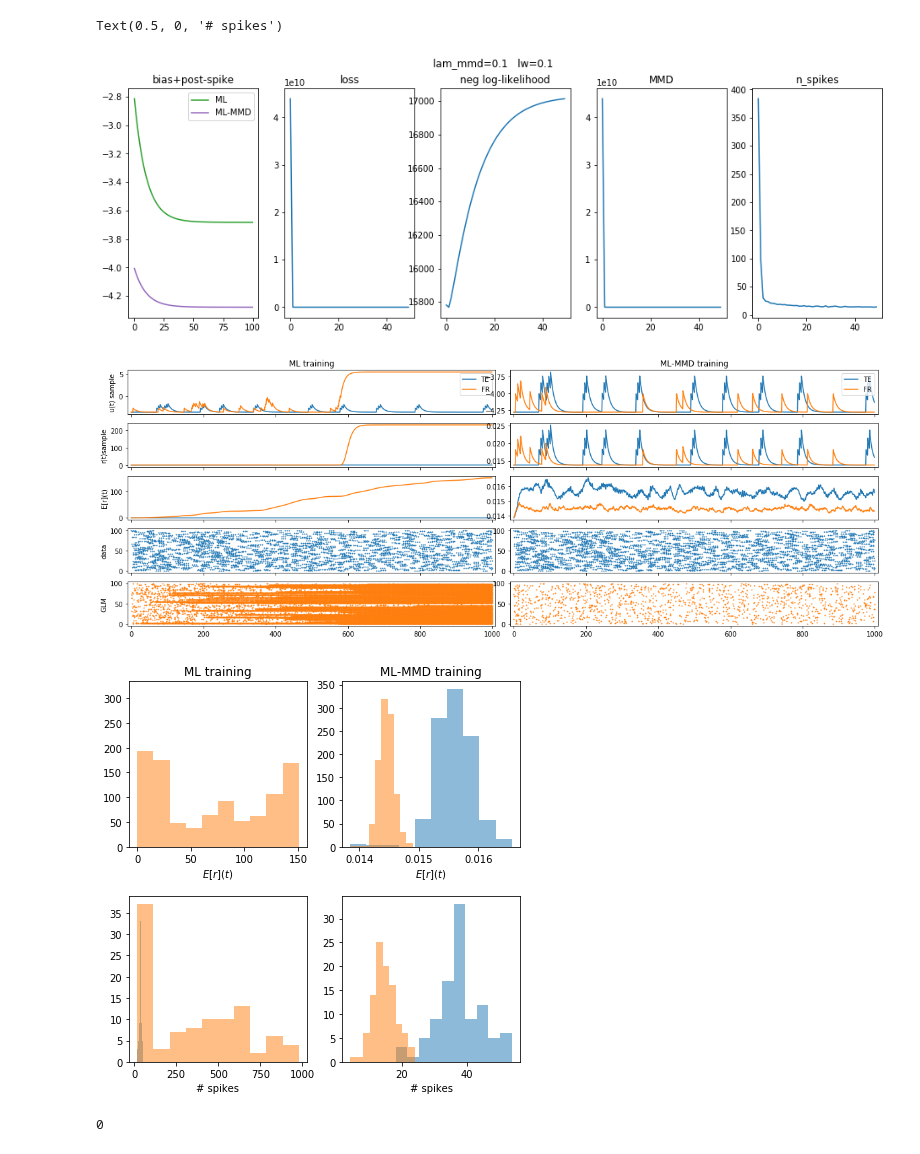
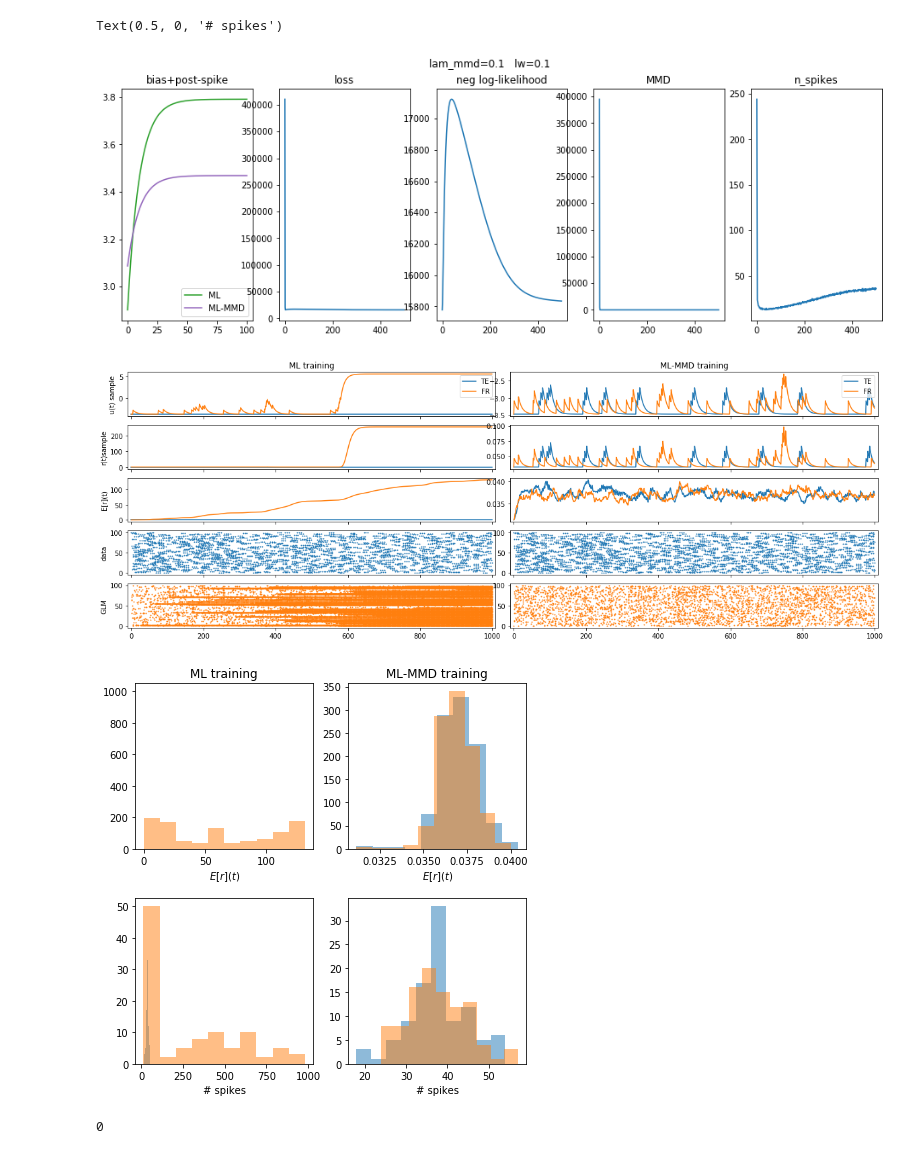
Before and after one commit to diegoarri91/mmd-glm, a Jupyter notebook: examples/mmdglm.ipynb, the cells around one changed output. Cells and saved outputs as stored; diff of their text form; code cells hidden in the pictures.

Commit message:
can pass arbitrary distances (inner products)

```diff
--- a/examples/mmdglm.ipynb
+++ b/examples/mmdglm.ipynb
@@ -48,9 +48,37 @@ r = torch.from_numpy(np.concatenate((r_te, r_fr), axis=1)).double()
 # x = u.T[:, None, :].clone()
 
 ms = 1
+# %%
+def distance(r, mask_spikes, y):
+    r_te, r_fr = r[:, y == 1], r[:, y == 0]
+    n_batch_te, n_batch_fr = r_te.shape[1], r_fr.shape[1]
+    r_sum_te, r_sum_fr = torch.sum(r_te, 1), torch.sum(r_fr, 1)
+
+    norm2_te = (torch.sum(r_sum_te**2) - torch.sum(r_te**2)) / (n_batch_te * (n_batch_te - 1))
+    norm2_fr = (torch.sum(r_sum_fr**2) - torch.sum(r_fr**2)) / (n_batch_fr * (n_batch_fr - 1))
+    mean_dot = torch.sum(r_sum_te * r_sum_fr, 0) / (n_batch_te * n_batch_fr)
+    d = (norm2_te + norm2_fr - 2 * mean_dot)
+    return d
+
+# def distance(r, mask_spikes, y):
+#     r_te, r_fr = r[:, y == 1], r[:, y == 0]
+#     mask_spikes_te, mask_spikes_fr = mask_spikes[:, y == 1].bool(), mask_spikes[:, y == 0].bool()
+#     n_batch_te, n_batch_fr = r_te.shape[1], r_fr.shape[1]
+
+#     r_te[~mask_spikes_te] = 0
+#     r_fr[~mask_spikes_fr] = 0
+#     r_te = r_te * 0
+#     r_fr = r_fr * 0
+#     r_sum_te, r_sum_fr = torch.sum(r_te, 1), torch.sum(r_fr, 1)
+
+#     norm2_te = (torch.sum(r_sum_te**2) - torch.sum(r_te**2)) / (n_batch_te * (n_batch_te - 1))
+#     norm2_fr = (torch.sum(r_sum_fr**2) - torch.sum(r_fr**2)) / (n_batch_fr * (n_batch_fr - 1))
+#     mean_dot = torch.sum(r_sum_te * r_sum_fr, 0) / (n_batch_te * n_batch_fr)
+#     d = (norm2_te + norm2_fr - 2 * mean_dot)
+#     return d
 # %%
 # lam_mmd, num_epochs, lr = 1e-1, 1000, 1e-1 # PERFECT FIT USING identity as feature ||E[lam_s] - E[lam_u]||
-lam_mmd, num_epochs, lr = 1e-1, 50, 1e-1 #
+lam_mmd, num_epochs, lr = 1e-1, 500, 1e-1 #
 
 # eta_ml = KernelFun.exponential(tau=np.array([2, 20]), coefs=eta_vals_ml.copy())
 eta_ml = KernelFun.exponential(tau=eta_tau.copy(), coefs=eta_vals_ml.copy())
@@ -58,12 +86,12 @@ eta_ml = KernelFun.exponential(tau=eta_tau.copy(), coefs=eta_vals_ml.copy())
 wglm = MMDGLM(u0=float(u0_ml), eta=eta_ml.copy())
 # wglm = MMDGLM(u0=float(3.6), eta=KernelFun.exponential(tau=eta_tau.copy(), coefs=[0]))
 
-loss, mmd, n_spikes = wglm.train(t, mask_spikes_te, y, lam_mmd=lam_mmd, lr=lr, num_epochs=num_epochs,
+loss, mmd, n_spikes = wglm.train(t, mask_spikes_te, y, distance, lam_mmd=lam_mmd, lr=lr, num_epochs=num_epochs,
                                  n_batch_fr=n_batch_fr, verbose=True, mmd_kwargs=dict(sd=1e10))
 loss, mmd, n_spikes = np.array(loss), np.array(mmd), np.array(n_spikes)
 
 u_new_fr, r_new_fr, mask_spikes_new_fr = wglm.sample(t, shape=(n_batch_fr,))
-u_new_te, r_new_te = wglm.simulate_subthreshold(t, np.zeros(mask_spikes_te.shape), mask_spikes_te)
+u_new_te, r_new_te = wglm.sample_conditioned(t, mask_spikes_te)
 
 mask_spikes_new = np.concatenate((mask_spikes_te, mask_spikes_new_fr), axis=1)
 n_spikes_new_fr = np.sum(mask_spikes_new_fr, 0)
@@ -144,7 +172,7 @@ ax4.set_xlabel('# spikes')
 Text(0.5, 0, '# spikes')
-[figure, old version]
+[figure, new version]
-[figure, old version]
+[figure, new version]
-[figure, old version]
+[figure, new version]
 # %%
 import os
 name = '/home/diego/Dropbox/generative_glm/figures/mmd_divergent_fr_fit_' + str(lam_mmd) + '_' + str(num_epochs)
```
Also changed, not shown: parts of 1 cell of this notebook, 8 other files.
